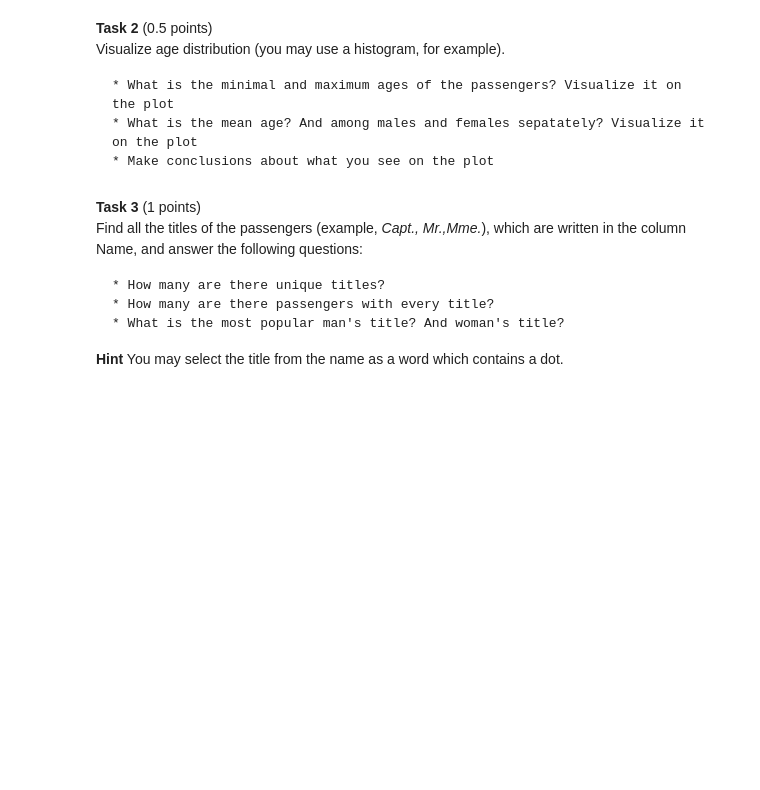
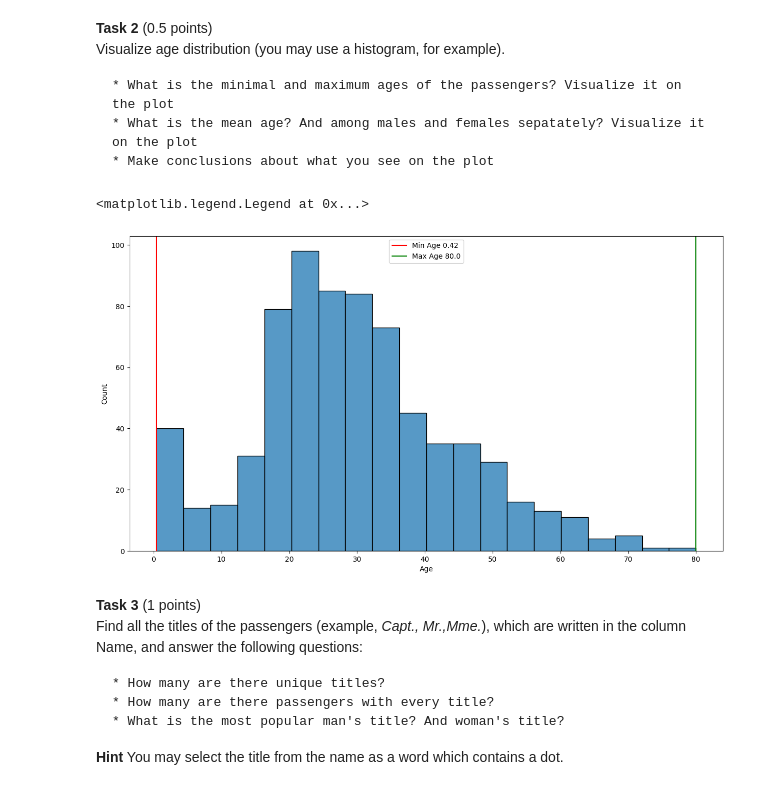
Before and after one commit to ifde/MathematicalMethods, a Jupyter notebook: hw1/hw1_2024.ipynb, the cells around one changed output. Drawn from its saved outputs; the diff is of its cells as text; code cells hidden in the pictures; blank space fills up the shorter version.

```diff
--- a/hw1/hw1_2024.ipynb
+++ b/hw1/hw1_2024.ipynb
@@ -462,3 +460,20 @@ Visualize age distribution (you may use a histogram, for example).
+# %%
+# * What is the minimal and maximum ages of the passengers? Visualize it on the plot
+
+bins = np.linspace(data.Age.min(), data.Age.max(), 10)
+
+plt.figure(figsize=(15, 8))
+sns.histplot(data=data, x='Age')
+plt.axvline(data.Age.min(), color='r', label=f"Min Age {data.Age.min()}")
+plt.axvline(data.Age.max(), color='g', label=f"Max Age {data.Age.max()}")
+plt.legend()
+
+# Answer:
+# Min - 0.42
+# Max - 80
+# %% [output]
+<matplotlib.legend.Legend at 0x...>
+[figure, added]
 # %% [markdown]
 **Task 3** (1 points) <br/>
 Find all the titles of the passengers (example, *Capt., Mr.,Mme.*), which are written in the column Name, and answer the following questions:
```
Also changed, not shown: parts of 5 cells of this notebook.
